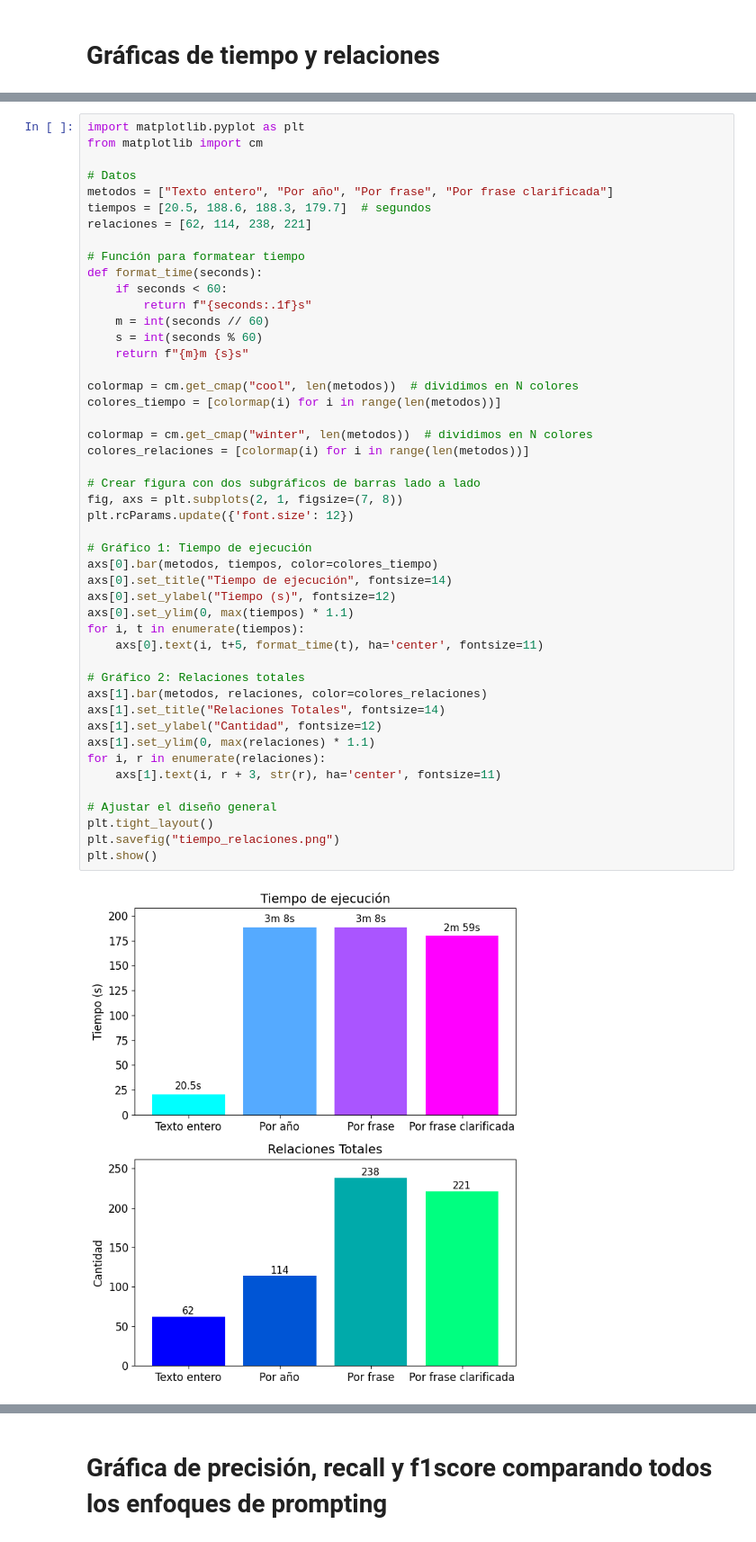
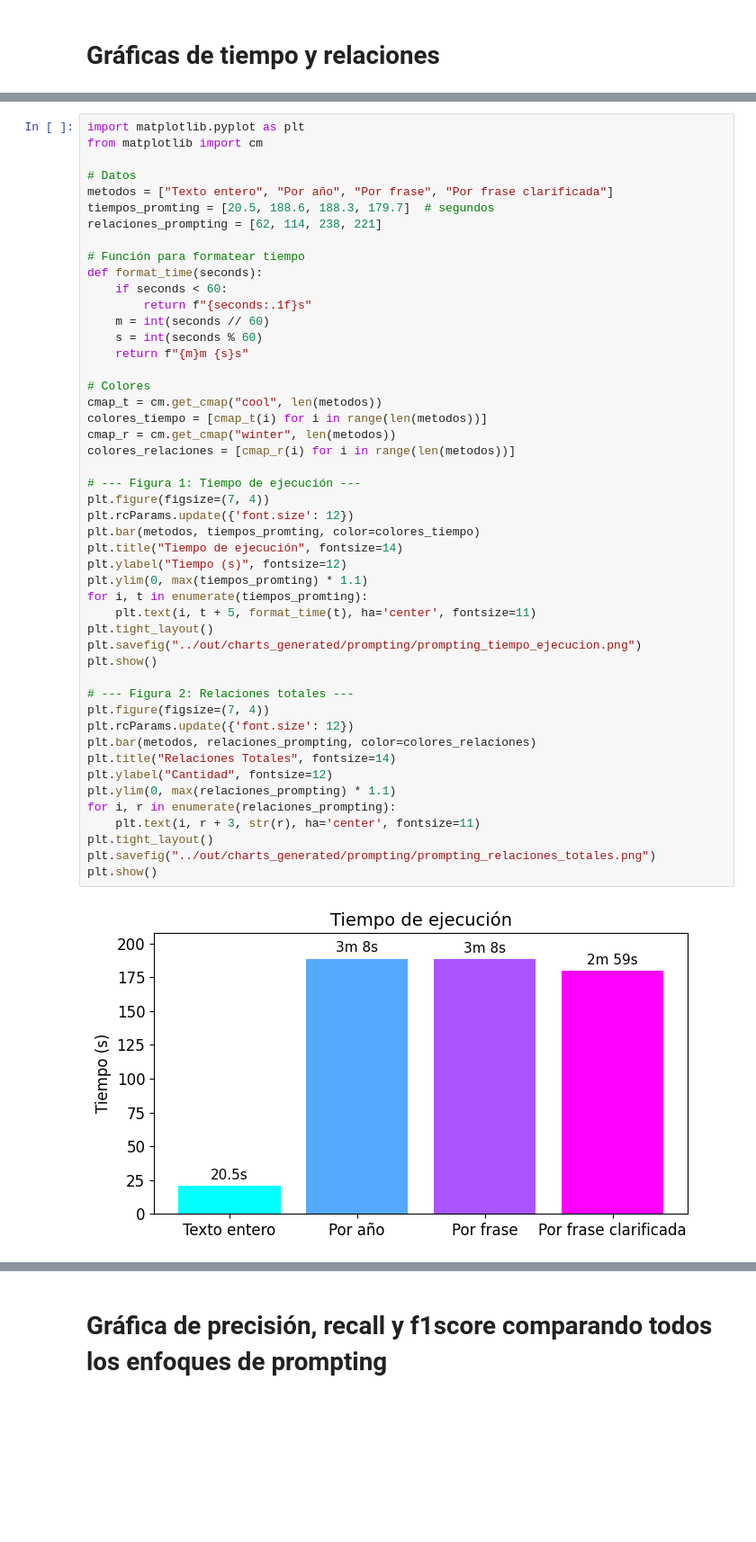
Before and after one commit to carlosochoaj/Automated-Relationship-Graph-with-DICAT-Database, a Jupyter notebook: Prompting/code/charts.ipynb, the cells around one changed output, grey strips where cells are left out. Shown at 90% size. Saved outputs shown, nothing was run; the diff lists cells and outputs as text; blank space fills up the shorter version.

```diff
--- a/Prompting/code/charts.ipynb
+++ b/Prompting/code/charts.ipynb
@@ -3,49 +5,50 @@
 # %%
 import matplotlib.pyplot as plt
 from matplotlib import cm
 
 # Datos
 metodos = ["Texto entero", "Por año", "Por frase", "Por frase clarificada"]
-tiempos = [20.5, 188.6, 188.3, 179.7]  # segundos
-relaciones = [62, 114, 238, 221]
+tiempos_promting = [20.5, 188.6, 188.3, 179.7]  # segundos
+relaciones_prompting = [62, 114, 238, 221]
 
 # Función para formatear tiempo
 def format_time(seconds):
     if seconds < 60:
         return f"{seconds:.1f}s"
     m = int(seconds // 60)
     s = int(seconds % 60)
     return f"{m}m {s}s"
 
-colormap = cm.get_cmap("cool", len(metodos))  # dividimos en N colores
-colores_tiempo = [colormap(i) for i in range(len(metodos))]
+# Colores
+cmap_t = cm.get_cmap("cool", len(metodos))
+colores_tiempo = [cmap_t(i) for i in range(len(metodos))]
+cmap_r = cm.get_cmap("winter", len(metodos))
+colores_relaciones = [cmap_r(i) for i in range(len(metodos))]
 
-colormap = cm.get_cmap("winter", len(metodos))  # dividimos en N colores
-colores_relaciones = [colormap(i) for i in range(len(metodos))]
+# --- Figura 1: Tiempo de ejecución ---
+plt.figure(figsize=(7, 4))
+plt.rcParams.update({'font.size': 12})
+plt.bar(metodos, tiempos_promting, color=colores_tiempo)
+plt.title("Tiempo de ejecución", fontsize=14)
+plt.ylabel("Tiempo (s)", fontsize=12)
+plt.ylim(0, max(tiempos_promting) * 1.1)
+for i, t in enumerate(tiempos_promting):
+    plt.text(i, t + 5, format_time(t), ha='center', fontsize=11)
+plt.tight_layout()
+plt.savefig("../out/charts_generated/prompting/prompting_tiempo_ejecucion.png")
+plt.show()
 
-# Crear figura con dos subgráficos de barras lado a lado
-fig, axs = plt.subplots(2, 1, figsize=(7, 8))
+# --- Figura 2: Relaciones totales ---
+plt.figure(figsize=(7, 4))
 plt.rcParams.update({'font.size': 12})
-
-# Gráfico 1: Tiempo de ejecución
-axs[0].bar(metodos, tiempos, color=colores_tiempo)
-axs[0].set_title("Tiempo de ejecución", fontsize=14)
-axs[0].set_ylabel("Tiempo (s)", fontsize=12)
-axs[0].set_ylim(0, max(tiempos) * 1.1)
-for i, t in enumerate(tiempos):
-    axs[0].text(i, t+5, format_time(t), ha='center', fontsize=11)
-
-# Gráfico 2: Relaciones totales
-axs[1].bar(metodos, relaciones, color=colores_relaciones)
-axs[1].set_title("Relaciones Totales", fontsize=14)
-axs[1].set_ylabel("Cantidad", fontsize=12)
-axs[1].set_ylim(0, max(relaciones) * 1.1)
-for i, r in enumerate(relaciones):
-    axs[1].text(i, r + 3, str(r), ha='center', fontsize=11)
-
-# Ajustar el diseño general
+plt.bar(metodos, relaciones_prompting, color=colores_relaciones)
+plt.title("Relaciones Totales", fontsize=14)
+plt.ylabel("Cantidad", fontsize=12)
+plt.ylim(0, max(relaciones_prompting) * 1.1)
+for i, r in enumerate(relaciones_prompting):
+    plt.text(i, r + 3, str(r), ha='center', fontsize=11)
 plt.tight_layout()
-plt.savefig("tiempo_relaciones.png")
+plt.savefig("../out/charts_generated/prompting/prompting_relaciones_totales.png")
 plt.show()
 # %% [output]
-[figure, old version]
+[figure, new version]
```
Also changed, not shown: parts of 13 cells of this notebook, 14 other files.
